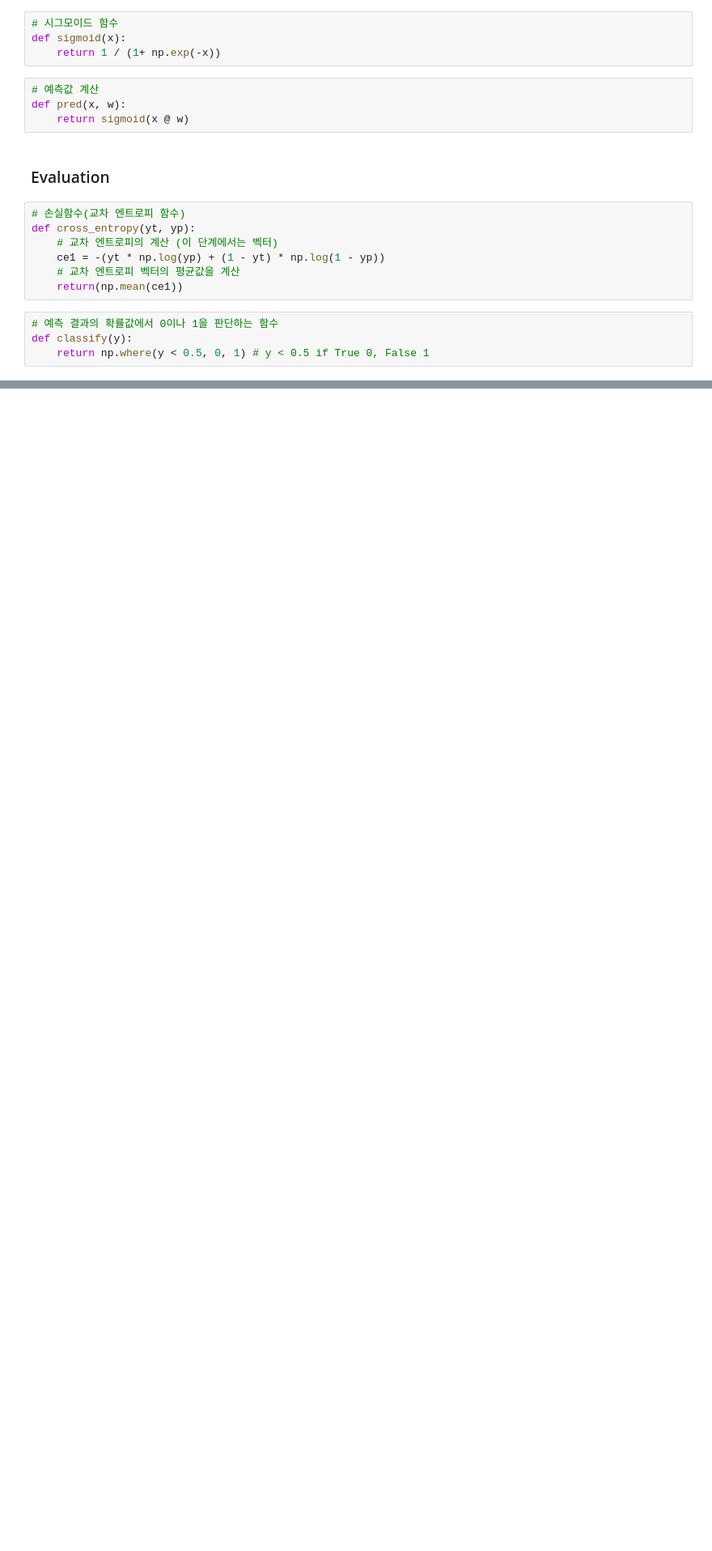
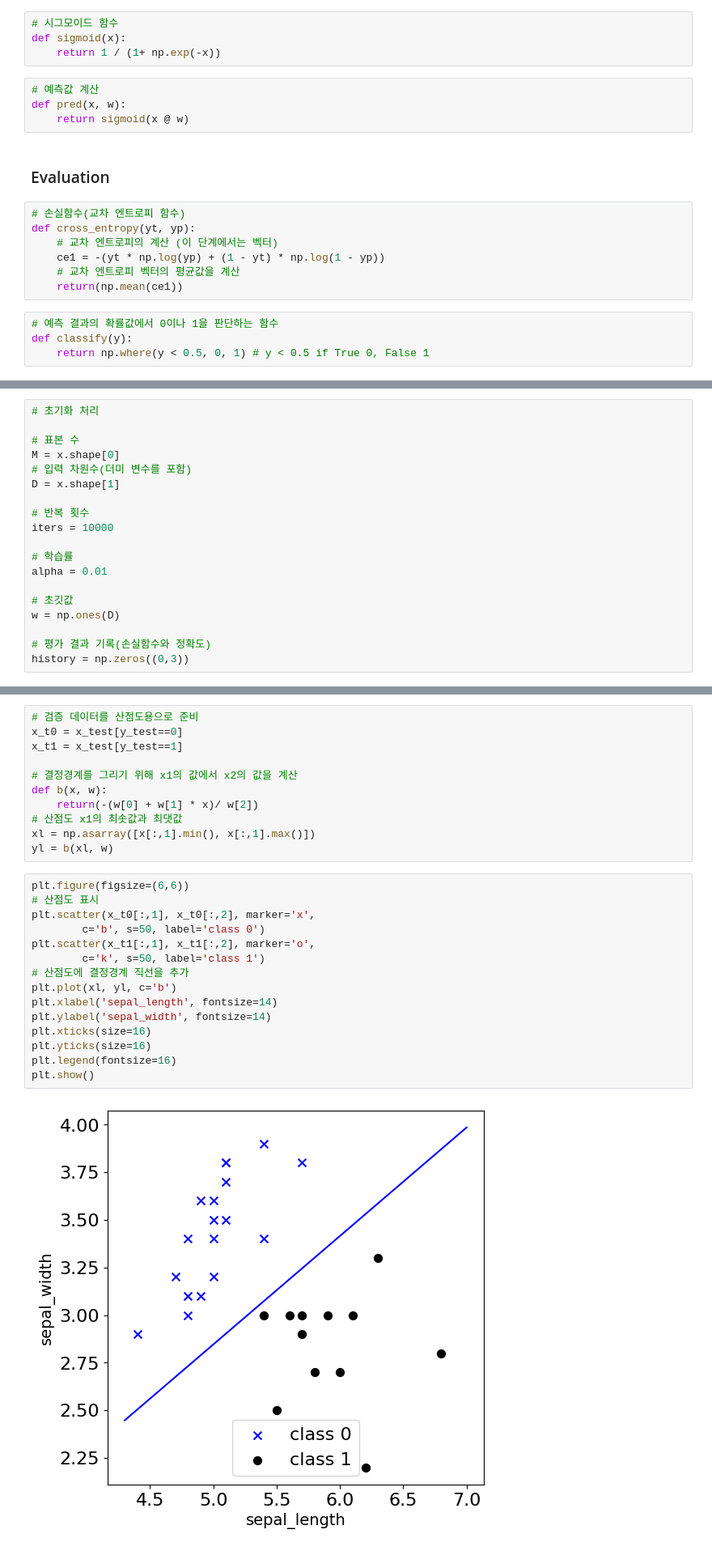
Before and after one commit to Jun-yong-lee/math4dl, a Jupyter notebook: notebooks/ch08-bi-classify.ipynb, the cells around one changed output, grey strips where cells are left out. Shown at 81% size. Cells and saved outputs as stored; diff of their text form; blank space fills up the shorter version.

```diff
--- a/notebooks/ch08-bi-classify.ipynb
+++ b/notebooks/ch08-bi-classify.ipynb
@@ -158,0 +178,19 @@ def classify(y):
+# %%
+# 초기화 처리
+
+# 표본 수
+M = x.shape[0]
+# 입력 차원수(더미 변수를 포함)
+D = x.shape[1]
+
+# 반복 횟수
+iters = 10000
+
+# 학습률
+alpha = 0.01
+
+# 초깃값
+w = np.ones(D)
+
+# 평가 결과 기록(손실함수와 정확도)
+history = np.zeros((0,3))
@@ -158,0 +249,28 @@ def classify(y):
+# %%
+# 검증 데이터를 산점도용으로 준비
+x_t0 = x_test[y_test==0]
+x_t1 = x_test[y_test==1]
+
+# 결정경계를 그리기 위해 x1의 값에서 x2의 값을 계산
+def b(x, w):
+    return(-(w[0] + w[1] * x)/ w[2])
+# 산점도 x1의 최솟값과 최댓값
+xl = np.asarray([x[:,1].min(), x[:,1].max()])
+yl = b(xl, w)
+# %%
+plt.figure(figsize=(6,6))
+# 산점도 표시
+plt.scatter(x_t0[:,1], x_t0[:,2], marker='x',
+        c='b', s=50, label='class 0')
+plt.scatter(x_t1[:,1], x_t1[:,2], marker='o',
+        c='k', s=50, label='class 1')
+# 산점도에 결정경계 직선을 추가
+plt.plot(xl, yl, c='b')
+plt.xlabel('sepal_length', fontsize=14)
+plt.ylabel('sepal_width', fontsize=14)
+plt.xticks(size=16)
+plt.yticks(size=16)
+plt.legend(fontsize=16)
+plt.show()
+# %% [output]
+[figure, added]
```
Also changed, not shown: parts of 16 cells of this notebook.
